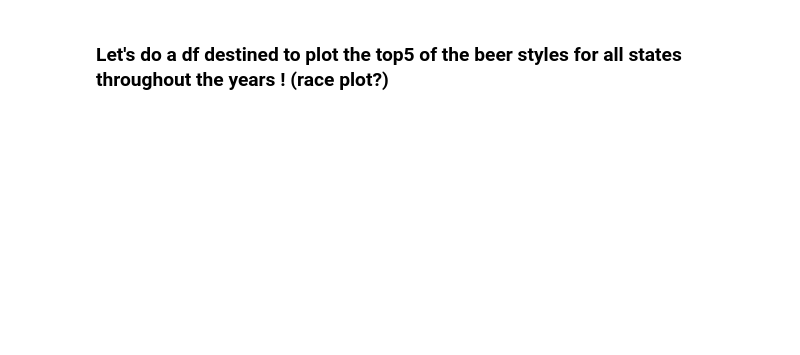
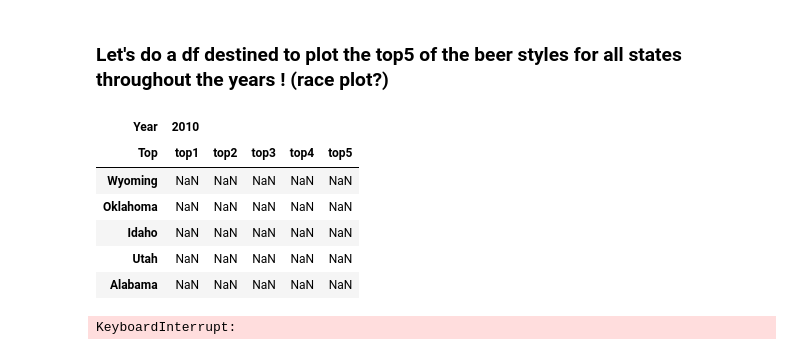
Before and after one commit to epfl-ada/ada-2024-project-casiervert952, a Jupyter notebook: results_SAMUEL.ipynb, the cells around one changed output. Saved outputs shown, nothing was run; the diff lists cells and outputs as text; code cells hidden in the pictures; blank space fills up the shorter version.

```diff
--- a/results_SAMUEL.ipynb
+++ b/results_SAMUEL.ipynb
@@ -1166,27 +1151,55 @@ years = [2007,2008,2009,2010,2011,2012,2013,2014,2015,2016,2017]
+# %%
+top_m_beer_style = 5
+years = [2010]
+top_beers = ['top1', 'top2', 'top3', 'top4', 'top5']
+columns = pd.MultiIndex.from_product([years, top_beers], names=['Year', 'Top'])
+
+# Créer un DataFrame vide avec ces colonnes et quelques lignes (par exemple 5)
+df_beer_style = pd.DataFrame(columns=columns, index=all_states)
+df_beer_style.head()
+# %% [output]
+| Year | 2010 |  |  |  |  |
+| Top | top1 | top2 | top3 | top4 | top5 |
+| Wyoming | NaN | NaN | NaN | NaN | NaN |
+| Oklahoma | NaN | NaN | NaN | NaN | NaN |
+| Idaho | NaN | NaN | NaN | NaN | NaN |
+| Utah | NaN | NaN | NaN | NaN | NaN |
+| Alabama | NaN | NaN | NaN | NaN | NaN |
 # %%
-for state in all_states:
+for year in years:
+    df_year=pd.DataFrame()
+    for state in all_states:
 
-    BA_state = df_usa.copy()[df_usa['user_state'] == str(state)]
+        BA_state = BA_usa.copy()[BA_usa['user_state'] == str(state)]
+        BA_state = BA_state.loc[BA_state['rating_date'].str.contains(str(year))].copy()
+        # compute the R, N for each beer
+        R = BA_state.groupby('beer_id')['rating'].mean()
+        N = BA_state.groupby('beer_id')['rating'].size()
 
+        grouped_rating_by_beer = BA_state[['rating', 'beer_id']].groupby('beer_id')
+        #Compute the max stability threshold
+        max_stability_threshold = calculate_max_stability_threshold_on_all_beers(grouped_rating_by_beer, 0.05, 10)
+        # compute the score for each beer
+        score = R * logarithmic(N,max_stability_threshold)
 
-    # compute the R, N for each beer
-    R = BA_state.groupby('beer_id')['rating'].mean()
-    N = BA_state.groupby('beer_id')['rating'].size()
-
-    grouped_rating_by_beer = BA_state[['rating', 'beer_id']].groupby('beer_id')
-    #Compute the max stability threshold
-    max_stability_threshold = calculate_max_stability_threshold_on_all_beers(grouped_rating_by_beer, 0.05, 10)
-    # compute the score for each beer
-    score = R * logarithmic(N,max_stability_threshold)
-
-    # adding the score to ratings dataframe
-    BA_state['preference_score'] = BA_state['beer_id'].map(score)
+        # adding the score to ratings dataframe
+        BA_state['preference_score'] = BA_state['beer_id'].map(score)
 
 
 
-    #Create the top of the state, depending on the value we compare
-    topm_state = BA_state[['beer_name', 'beer_style', 'breweries_location', 'preference_score']].groupby(['beer_style']).agg({'preference_score': 'mean'}).sort_values('preference_score', ascending = False)
+        #Create the top of the state, depending on the value we compare
+        topm_state = BA_state[['beer_name', 'beer_style', 'breweries_location', 'preference_score']].groupby(['beer_style']).agg({'preference_score': 'mean'}).sort_values('preference_score', ascending = False)
+        if len(topm_state)<5:
+            new_data = pd.DataFrame(np.nan, index=range(5-len(topm_state)), columns=topm_state.columns)
+            topm_state = pd.concat([topm_state, new_data], ignore_index=True)
+            df_year[state] = topm_state.index
+
+        else:
+            df_year[state] = topm_state[:top_m_beer_style].index
 
 
-    #Insert top m beer styles in the df
-    pd_topm_republican[state] = topm_state[:top_m_beer_style].index
+
+    df_year = pd.DataFrame(df_year.T.values, columns=top_beers, index=all_states)
+    df_beer_style[year]=df_year
+# %% [output]
+KeyboardInterrupt:
```
Also changed, not shown: parts of 2 cells of this notebook.
